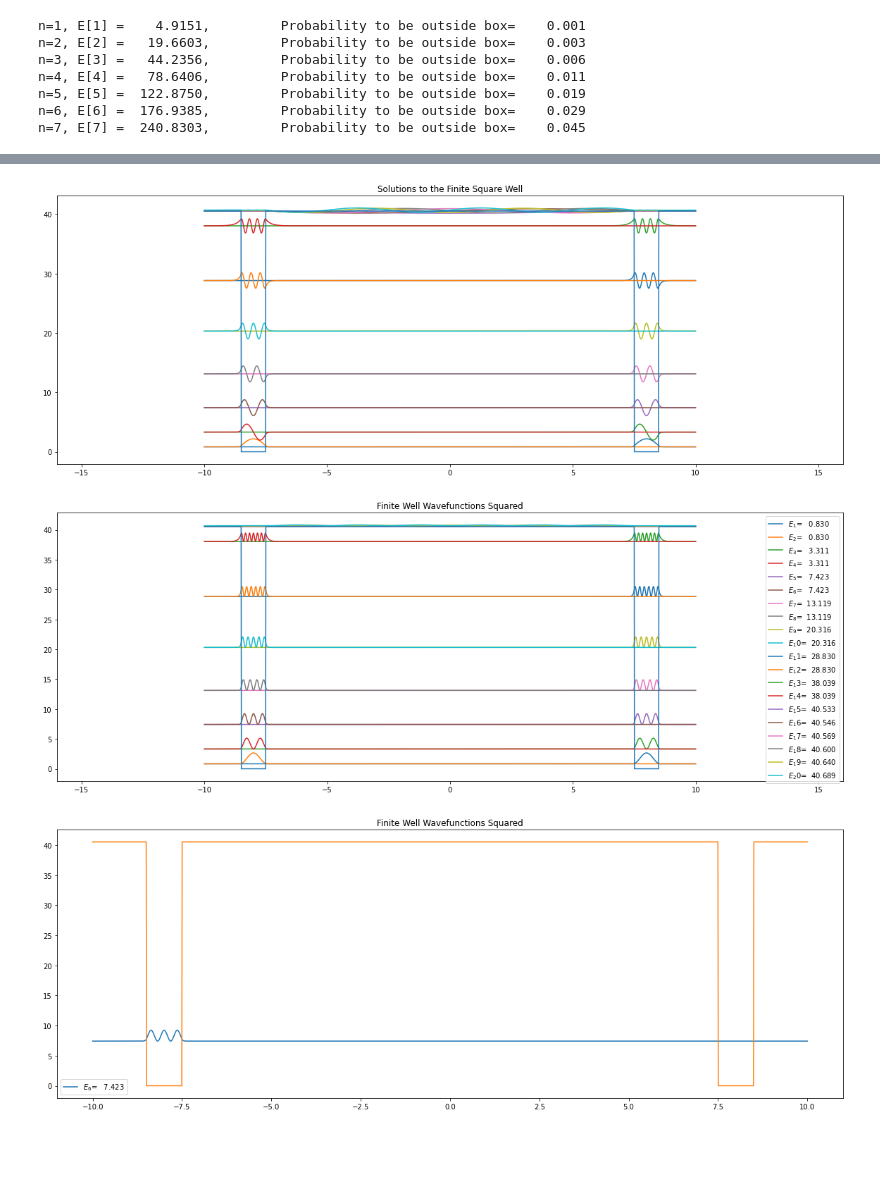
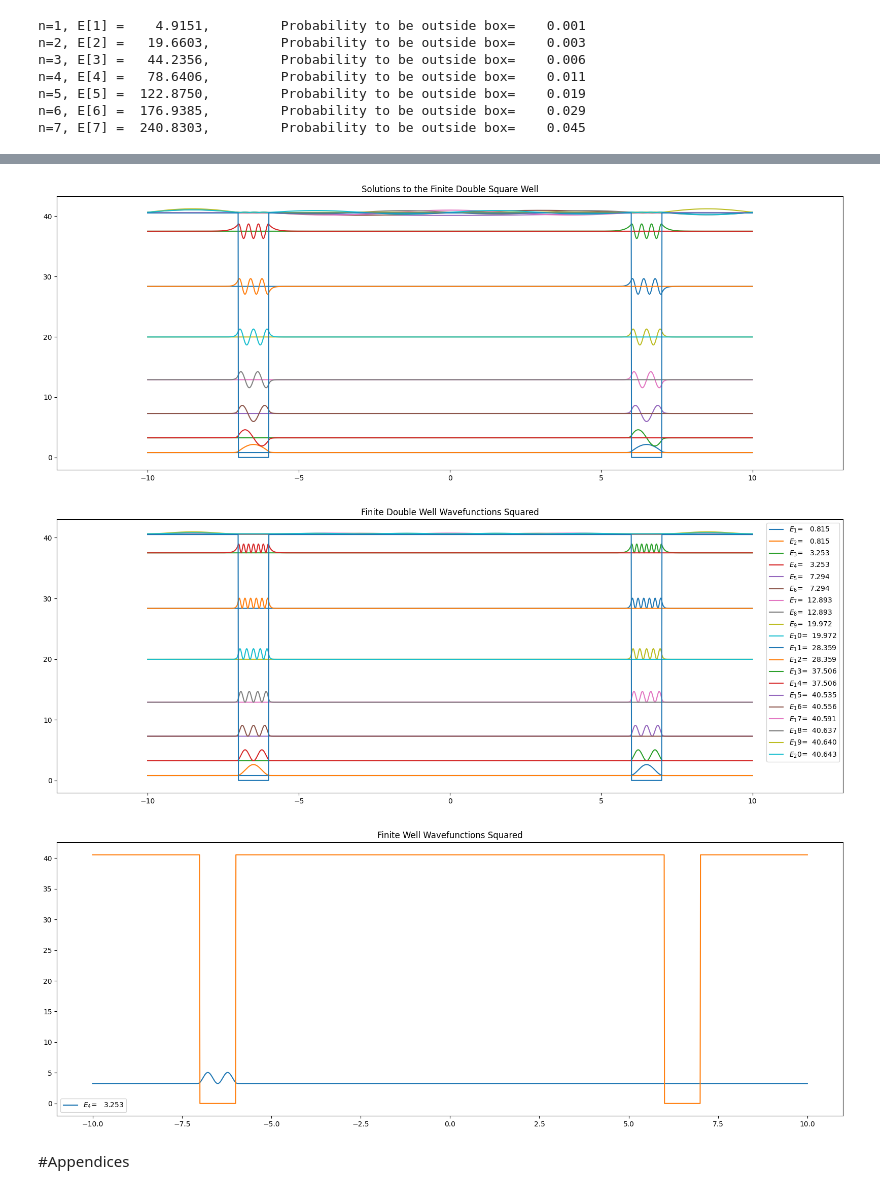
Before and after one commit to davis689/binder, a Jupyter notebook: CHEM461/Solving_the_Schrodinger_Equation_Numerically_2.ipynb, the cells around one changed output, grey strips where cells are left out. Cells and saved outputs as stored; diff of their text form; code cells hidden in the pictures; blank space fills up the shorter version.

```diff
--- a/CHEM461/Solving_the_Schrodinger_Equation_Numerically_2.ipynb
+++ b/CHEM461/Solving_the_Schrodinger_Equation_Numerically_2.ipynb
@@ -386,7 +368,7 @@ x = np.linspace(-b/2.,b/2.,N) # x-coordinate
 rgtlimit=np.searchsorted(x,[a/2])[0] # find the index of the right edge of the box to be used in integration later.
 #searchsorted used here looks through x and finds the value closest to a/2.
 # We want to store step size, this is the reliable way:
-h = x[1]-x[0] # Should be equal to 2*np.pi/(N-1)
+Δx = x[1]-x[0] # Should be equal to 2*np.pi/(N-1)
 # %% [markdown]
 Now we set up the potential. Here we want the potential to be zero between a/2 and -a/2 and $V_0$ outside that range.
 # %%
@@ -400,7 +382,7 @@ for i in x:
 # %% [markdown]
 Now setup the operators and calculate. Everything is the same here
 # %%
-Mdd = 1./(h*h)*(np.diag(np.ones(N-1),-1) -2* np.diag(np.ones(N),0) + np.diag(np.ones(N-1),1))
+Mdd = 1./(Δx**2)*(np.diag(np.ones(N-1),-1) -2* np.diag(np.ones(N),0) + np.diag(np.ones(N-1),1))
 H = -(hbar*hbar)/(2.0*m)*Mdd + np.diag(V)
 Ef,psiT = np.linalg.eigh(H) # This computes the eigen values and eigenvectors
 psi = np.transpose(psiT)  # We take the transpose of psiT to the wavefunction vectors can accessed as psi[n]
@@ -487,15 +469,14 @@ a = 1.0 # width of finite box
 bar=5.0 # with of barrier
 b=10 # total width of system
 V0=200 #potential energy in atomic units
-Vb=200 #height of barrier
 nl=8 #number of levels to calculate
 x = np.linspace(-a/2.,b/2.,N) # x-coordinate
 rgtlimit=np.searchsorted(x,[a/2])[0] # find the index of the right edge of the box to be used in integration later.
-#searchsorted used here looks through x and finds the value closest to a/2.
-# We want to store step size, this is the reliable way:
-h = x[1]-x[0] # Should be equal to 2*np.pi/(N-1)
+                                    #searchsorted used here looks through x and finds the value closest to a/2.
 
-V=[]
+Δx = x[1]-x[0]                      #step size
+
+V=[]                                #potential -
 for i in x:
   if i>a/2:
     V.append(V0)
@@ -504,7 +485,7 @@ for i in x:
     V.append(0)
 #print(V)
 
-Mdd = 1./(h*h)*(np.diag(np.ones(N-1),-1) -2* np.diag(np.ones(N),0) + np.diag(np.ones(N-1),1))
+Mdd = 1./(Δx**2)*(np.diag(np.ones(N-1),-1) -2* np.diag(np.ones(N),0) + np.diag(np.ones(N-1),1))
 H = -(hbar*hbar)/(2.0*m)*Mdd + np.diag(V)
 Ea,psiT = np.linalg.eigh(H) # This computes the eigen values and eigenvectors
 psi = np.transpose(psiT)  # We take the transpose of psiT to the wavefunction vectors can accessed as psi[n]
@@ -534,8 +515,8 @@ hbar=1 # Planck's constant in atomic units.
 m=1 # mass of electron
 N = 2047 # number of points to calculate
 a = 1.0 # width of finite box
-bar=15 # with of barrier
-b=20 # total width of system
+bar=12 # with of barrier
+b=50 # total width of system
 V0=200 #potential energy in atomic units
 Vb=200 #height of barrier
 nl=20 #number of levels to calculate
@@ -572,7 +553,7 @@ for i in range(nl):
         plt.plot(x,-psi_norm[i]*fact+Ed[i],label="$E_{}$={:>8.3f}".format(i+1,Ed[i]))
     else:
         plt.plot(x,psi_norm[i]*fact+Ed[i],label="$E_{}$={:>8.3f}".format(i+1,Ed[i]))
-    plt.title("Solutions to the Finite Square Well")
+    plt.title("Solutions to the Finite Double Square Well")
 
 plt.plot(x,V)
 plt.xlim(-(a+bar),(a+bar))
@@ -580,30 +561,32 @@ plt.xlim(-(a+bar),(a+bar))
 #plt.savefig("Finite_Square_Well_WaveFunctions.pdf")
 plt.show()
 # %% [output]
-[figure, old version]
+[figure, new version]
 # %%
 #plot square of wavefunction
 plt.figure(figsize=(20,7))
 for i in range(nl):
     plt.plot(x,psi_norm[i]**2*fact**2+Ed[i],label="$E_{}$={:>8.3f}".format(i+1,Ed[i]))
-plt.title("Finite Well Wavefunctions Squared")
+plt.title("Finite Double Well Wavefunctions Squared")
 plt.plot(x,V)
 plt.xlim(-a-bar,a+bar)
 plt.legend()
 #plt.savefig("Finite_Square_Well_WaveFunctions_Squared.pdf")
 plt.show()
 # %% [output]
-[figure, old version]
+[figure, new version]
 # %%
-#@title Default title text
-l = 5 #@param {type:"slider", min:0, max:15, step:1}
+#@title Double Well Probability
+l = 0 #@param {type:"slider", min:0, max:15, step:1}
 #plot square of wavefunction
 plt.figure(figsize=(20,7))
 plt.plot(x,psi_norm[l]**2*fact**2+Ed[l],label="$E_{}$={:>8.3f}".format(l+1,Ed[l]))
 plt.title("Finite Well Wavefunctions Squared")
 plt.plot(x,V)
 plt.legend()
 #plt.savefig("Finite_Square_Well_WaveFunctions_Squared.pdf")
 plt.show()
 # %% [output]
-[figure, old version]
+[figure, new version]
+# %% [markdown]
+#Appendices
```
Also changed, not shown: parts of 31 cells of this notebook.
